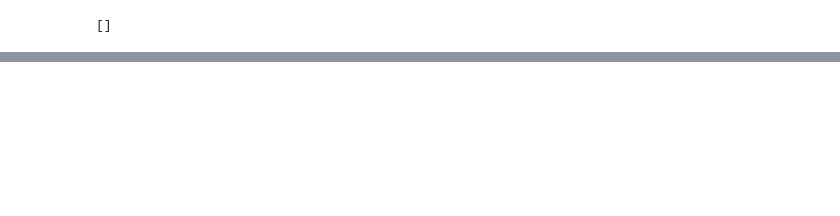
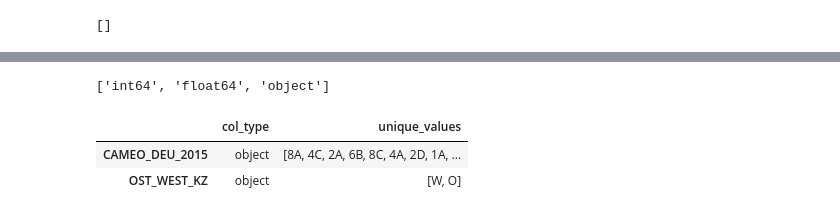
Before and after one commit to bruno-f7s/portfolio, a Jupyter notebook: arvarto-customer-segmentation/customer-segmentation-report.ipynb, the cells around one changed output, grey strips where cells are left out. Drawn from its saved outputs; the diff is of its cells as text; code cells hidden in the pictures; blank space fills up the shorter version.

```diff
--- a/arvarto-customer-segmentation/customer-segmentation-report.ipynb
+++ b/arvarto-customer-segmentation/customer-segmentation-report.ipynb
@@ -825,0 +843,12 @@ cleaned_population_df = cleaned_population_df.drop(drop_cols, axis=1)
+# %%
+# Print all available types
+print(list(col_types_df["col_type"].unique()))
+# %% [output]
+['int64', 'float64', 'object']
+# %%
+# Check which columns are not nummeric
+col_types_df[col_types_df["col_type"] == "object"]
+# %% [output]
+|  | col_type | unique_values |
+| CAMEO_DEU_2015 | object | [8A, 4C, 2A, 6B, 8C, 4A, 2D, 1A, ... |
+| OST_WEST_KZ | object | [W, O] |
```
Also changed, not shown: parts of 37 cells of this notebook.
